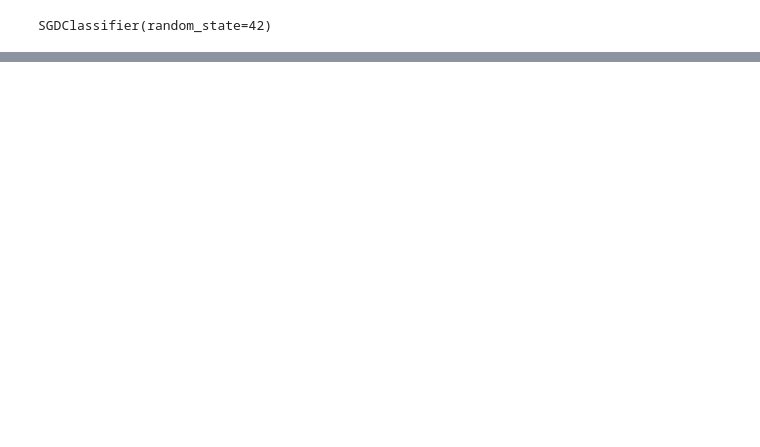
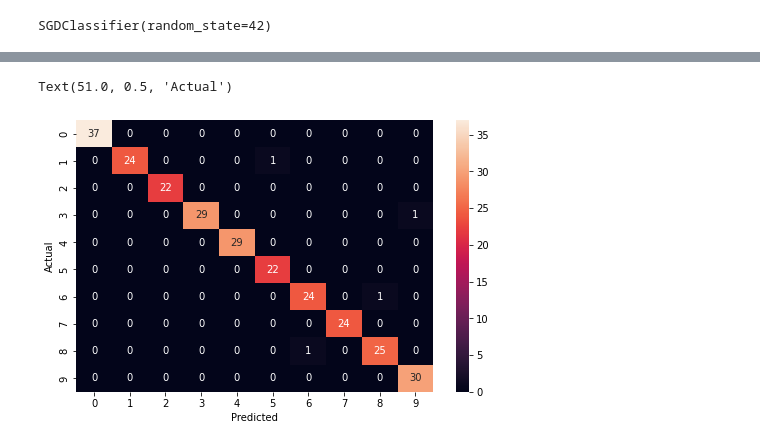
Before and after one commit to Tanmay20030516/mnist-dataset, a Jupyter notebook: mnist_digit_classification_using_SGDClassifier.ipynb, the cells around one changed output, grey strips where cells are left out. Cells and saved outputs as stored; diff of their text form; code cells hidden in the pictures; blank space fills up the shorter version.

Commit message:
added comments and performed hyperparameter tuning

```diff
--- a/mnist_digit_classification_using_SGDClassifier.ipynb
+++ b/mnist_digit_classification_using_SGDClassifier.ipynb
@@ -145,0 +328,5 @@ Text(70.72222222222221, 0.5, 'Actual')
+# %%
+# let us train our model again with the found hyperparameters
+
+SGD_Clf = SGDClassifier(alpha=0.1, loss='hinge', max_iter=10000, penalty='l2')
+SGD_Clf.fit(X_train, y_train)
@@ -145,0 +335,2 @@ Text(70.72222222222221, 0.5, 'Actual')
+# %%
+y_pred_new = SGD_Clf.predict(X_test)
@@ -145,0 +342,4 @@ Text(70.72222222222221, 0.5, 'Actual')
+# %%
+from sklearn.metrics import confusion_matrix
+cf=confusion_matrix(y_test,y_pred_new)
+cf
@@ -145,0 +357,9 @@ Text(70.72222222222221, 0.5, 'Actual')
+# %%
+import seaborn as sns
+plt.figure(figsize=(8,5))
+sns.heatmap(cf,annot=True,fmt=',d')
+plt.xlabel('Predicted')
+plt.ylabel('Actual')
+# %% [output]
+Text(51.0, 0.5, 'Actual')
+[figure, added]
```
Also changed, not shown: parts of 44 cells of this notebook.
